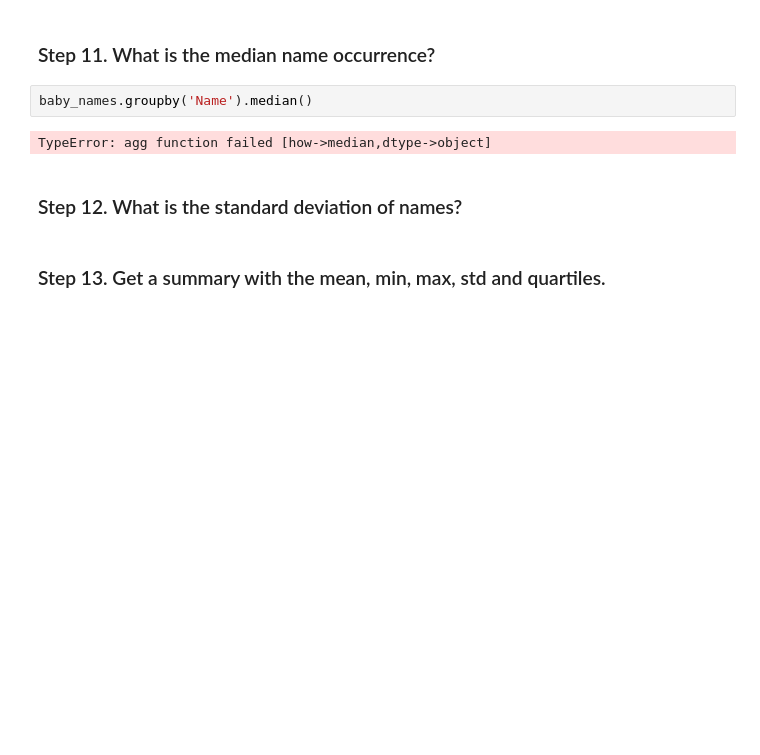
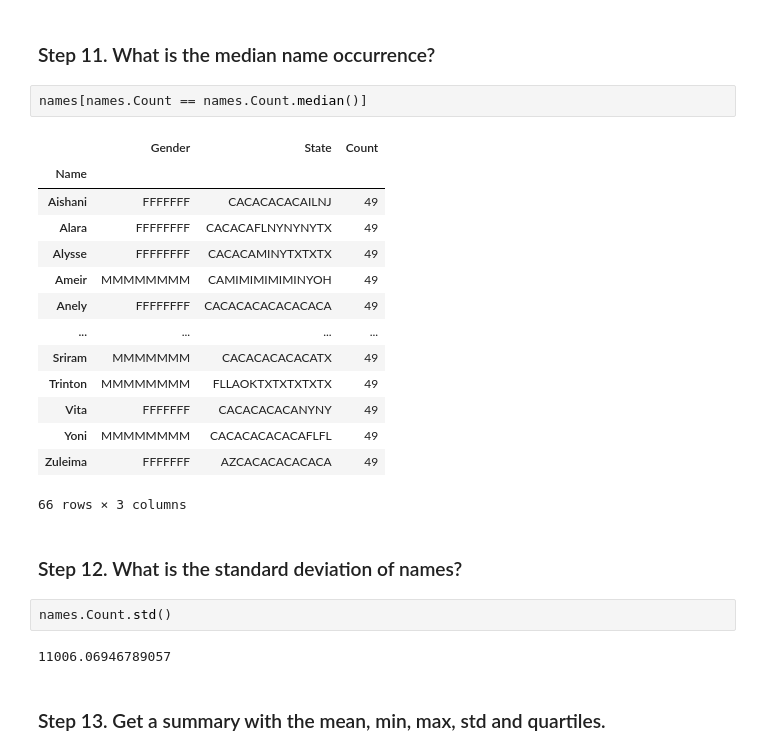
Before and after one commit to SoheeKim12/Python_Programming_Study, a Jupyter notebook: pandas_exercises/06_Stats/US_Baby_Names/Exercises_sh.ipynb, the cells around one changed output. Saved outputs shown, nothing was run; the diff lists cells and outputs as text; blank space fills up the shorter version.

```diff
--- a/pandas_exercises/06_Stats/US_Baby_Names/Exercises_sh.ipynb
+++ b/pandas_exercises/06_Stats/US_Baby_Names/Exercises_sh.ipynb
@@ -101,11 +99,28 @@ len(names[names.Count == names.Count.min()])
 dtype: int64
 # %% [markdown]
 ### Step 11. What is the median name occurrence?
-# %%
-baby_names.groupby('Name').median()
-# %% [output]
-TypeError: agg function failed [how->median,dtype->object]
+# %%
+names[names.Count == names.Count.median()]
+# %% [output]
+|  | Gender | State | Count |
+| Name |  |  |  |
+| Aishani | FFFFFFF | CACACACACAILNJ | 49 |
+| Alara | FFFFFFFF | CACACAFLNYNYNYTX | 49 |
+| Alysse | FFFFFFFF | CACACAMINYTXTXTX | 49 |
+| Ameir | MMMMMMMM | CAMIMIMIMIMINYOH | 49 |
+| Anely | FFFFFFFF | CACACACACACACACA | 49 |
+| ... | ... | ... | ... |
+| Sriram | MMMMMMM | CACACACACACATX | 49 |
+| Trinton | MMMMMMMM | FLLAOKTXTXTXTXTX | 49 |
+| Vita | FFFFFFF | CACACACACANYNY | 49 |
+| Yoni | MMMMMMMM | CACACACACACAFLFL | 49 |
+| Zuleima | FFFFFFF | AZCACACACACACA | 49 |
+66 rows × 3 columns
 # %% [markdown]
 ### Step 12. What is the standard deviation of names?
+# %%
+names.Count.std()
+# %% [output]
+11006.06946789057
 # %% [markdown]
 ### Step 13. Get a summary with the mean, min, max, std and quartiles.
```
Also changed, not shown: parts of 3 cells of this notebook.
